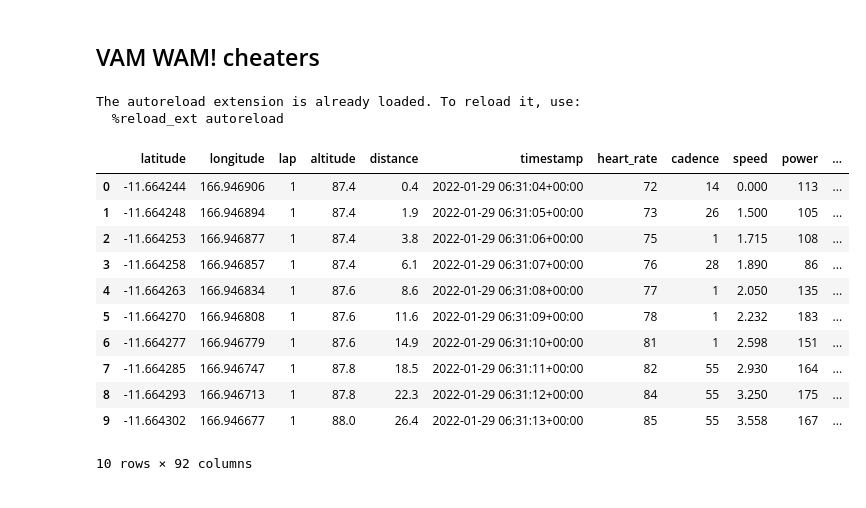
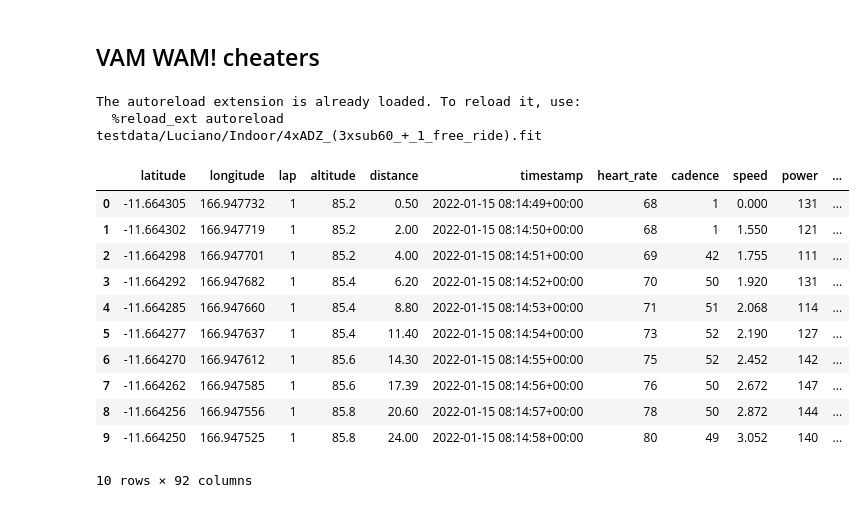
Before and after one commit to vincentdavis/VAHM_WAM_cheaters, a Jupyter notebook: Notebook.ipynb, the cells around one changed output. Drawn from its saved outputs; the diff is of its cells as text; code cells hidden in the pictures.

```diff
--- a/Notebook.ipynb
+++ b/Notebook.ipynb
@@ -3,28 +3,29 @@
 # %%
 %load_ext autoreload
 %autoreload 2
 
 import pandas as pd
 import vamwam as v
 
-indoor_test_file = 'testdata/indoor/10k_vEveresting.fit'
+indoor_test_file = 'testdata/Luciano/Indoor/4xADZ_(3xsub60_+_1_free_ride).fit'
 
 df = v.dataprep(indoor_test_file)
 df.head(10)
 # %% [output]
 The autoreload extension is already loaded. To reload it, use:
   %reload_ext autoreload
+testdata/Luciano/Indoor/4xADZ_(3xsub60_+_1_free_ride).fit
 |  | latitude | longitude | lap | altitude | distance | timestamp | heart_rate | cadence | speed | power | ... |
-| 0 | -11.664244 | 166.946906 | 1 | 87.4 | 0.4 | 2022-01-29 06:31:04+00:00 | 72 | 14 | 0.000 | 113 | ... |
-| 1 | -11.664248 | 166.946894 | 1 | 87.4 | 1.9 | 2022-01-29 06:31:05+00:00 | 73 | 26 | 1.500 | 105 | ... |
-| 2 | -11.664253 | 166.946877 | 1 | 87.4 | 3.8 | 2022-01-29 06:31:06+00:00 | 75 | 1 | 1.715 | 108 | ... |
-| 3 | -11.664258 | 166.946857 | 1 | 87.4 | 6.1 | 2022-01-29 06:31:07+00:00 | 76 | 28 | 1.890 | 86 | ... |
-| 4 | -11.664263 | 166.946834 | 1 | 87.6 | 8.6 | 2022-01-29 06:31:08+00:00 | 77 | 1 | 2.050 | 135 | ... |
-| 5 | -11.664270 | 166.946808 | 1 | 87.6 | 11.6 | 2022-01-29 06:31:09+00:00 | 78 | 1 | 2.232 | 183 | ... |
-| 6 | -11.664277 | 166.946779 | 1 | 87.6 | 14.9 | 2022-01-29 06:31:10+00:00 | 81 | 1 | 2.598 | 151 | ... |
-| 7 | -11.664285 | 166.946747 | 1 | 87.8 | 18.5 | 2022-01-29 06:31:11+00:00 | 82 | 55 | 2.930 | 164 | ... |
-| 8 | -11.664293 | 166.946713 | 1 | 87.8 | 22.3 | 2022-01-29 06:31:12+00:00 | 84 | 55 | 3.250 | 175 | ... |
-| 9 | -11.664302 | 166.946677 | 1 | 88.0 | 26.4 | 2022-01-29 06:31:13+00:00 | 85 | 55 | 3.558 | 167 | ... |
+| 0 | -11.664305 | 166.947732 | 1 | 85.2 | 0.50 | 2022-01-15 08:14:49+00:00 | 68 | 1 | 0.000 | 131 | ... |
+| 1 | -11.664302 | 166.947719 | 1 | 85.2 | 2.00 | 2022-01-15 08:14:50+00:00 | 68 | 1 | 1.550 | 121 | ... |
+| 2 | -11.664298 | 166.947701 | 1 | 85.2 | 4.00 | 2022-01-15 08:14:51+00:00 | 69 | 42 | 1.755 | 111 | ... |
+| 3 | -11.664292 | 166.947682 | 1 | 85.4 | 6.20 | 2022-01-15 08:14:52+00:00 | 70 | 50 | 1.920 | 131 | ... |
+| 4 | -11.664285 | 166.947660 | 1 | 85.4 | 8.80 | 2022-01-15 08:14:53+00:00 | 71 | 51 | 2.068 | 114 | ... |
+| 5 | -11.664277 | 166.947637 | 1 | 85.4 | 11.40 | 2022-01-15 08:14:54+00:00 | 73 | 52 | 2.190 | 127 | ... |
+| 6 | -11.664270 | 166.947612 | 1 | 85.6 | 14.30 | 2022-01-15 08:14:55+00:00 | 75 | 52 | 2.452 | 142 | ... |
+| 7 | -11.664262 | 166.947585 | 1 | 85.6 | 17.39 | 2022-01-15 08:14:56+00:00 | 76 | 50 | 2.672 | 147 | ... |
+| 8 | -11.664256 | 166.947556 | 1 | 85.8 | 20.60 | 2022-01-15 08:14:57+00:00 | 78 | 50 | 2.872 | 144 | ... |
+| 9 | -11.664250 | 166.947525 | 1 | 85.8 | 24.00 | 2022-01-15 08:14:58+00:00 | 80 | 49 | 3.052 | 140 | ... |
 10 rows × 92 columns
 # %%
 v.plot_vam(df)
```
Also changed, not shown: 3 other files.
